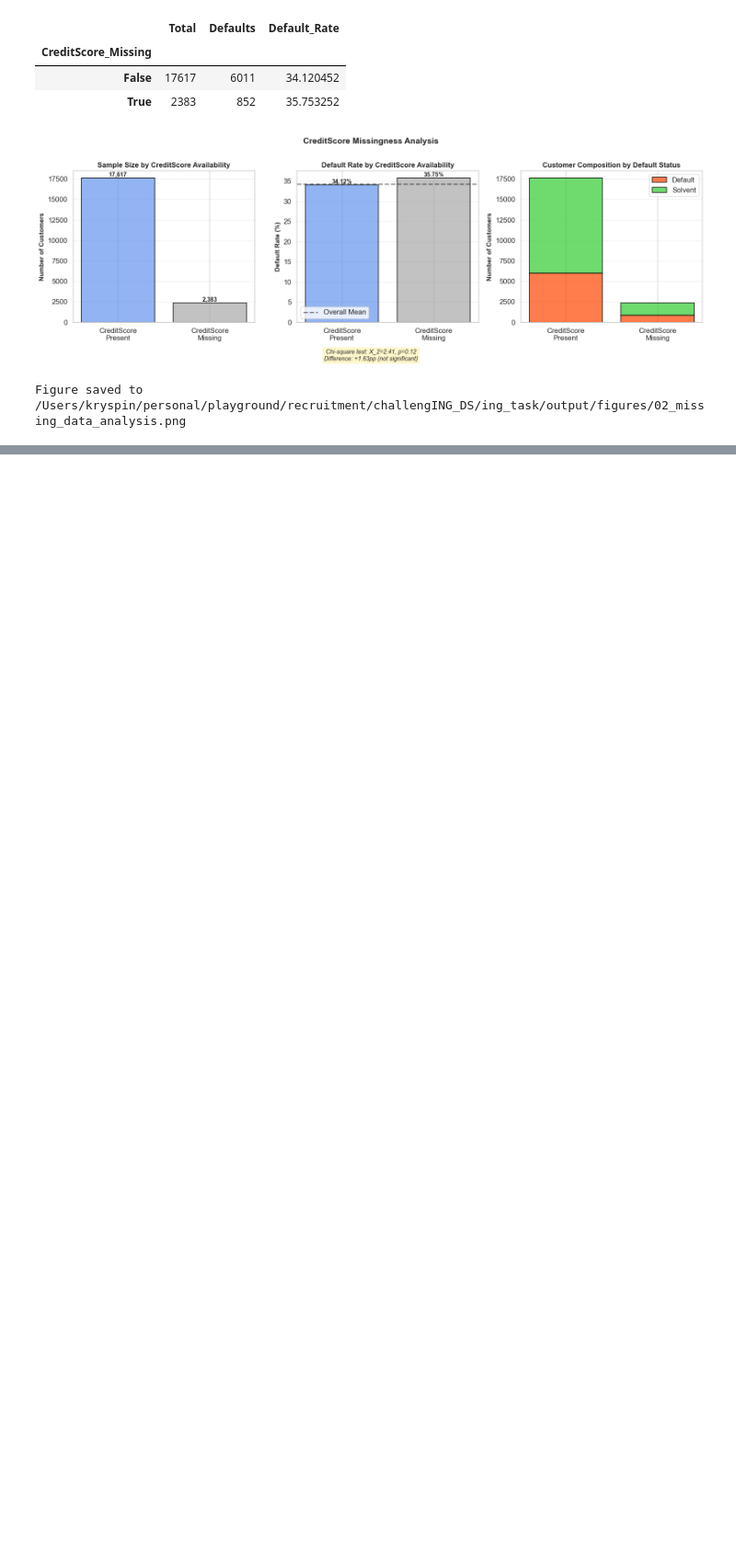
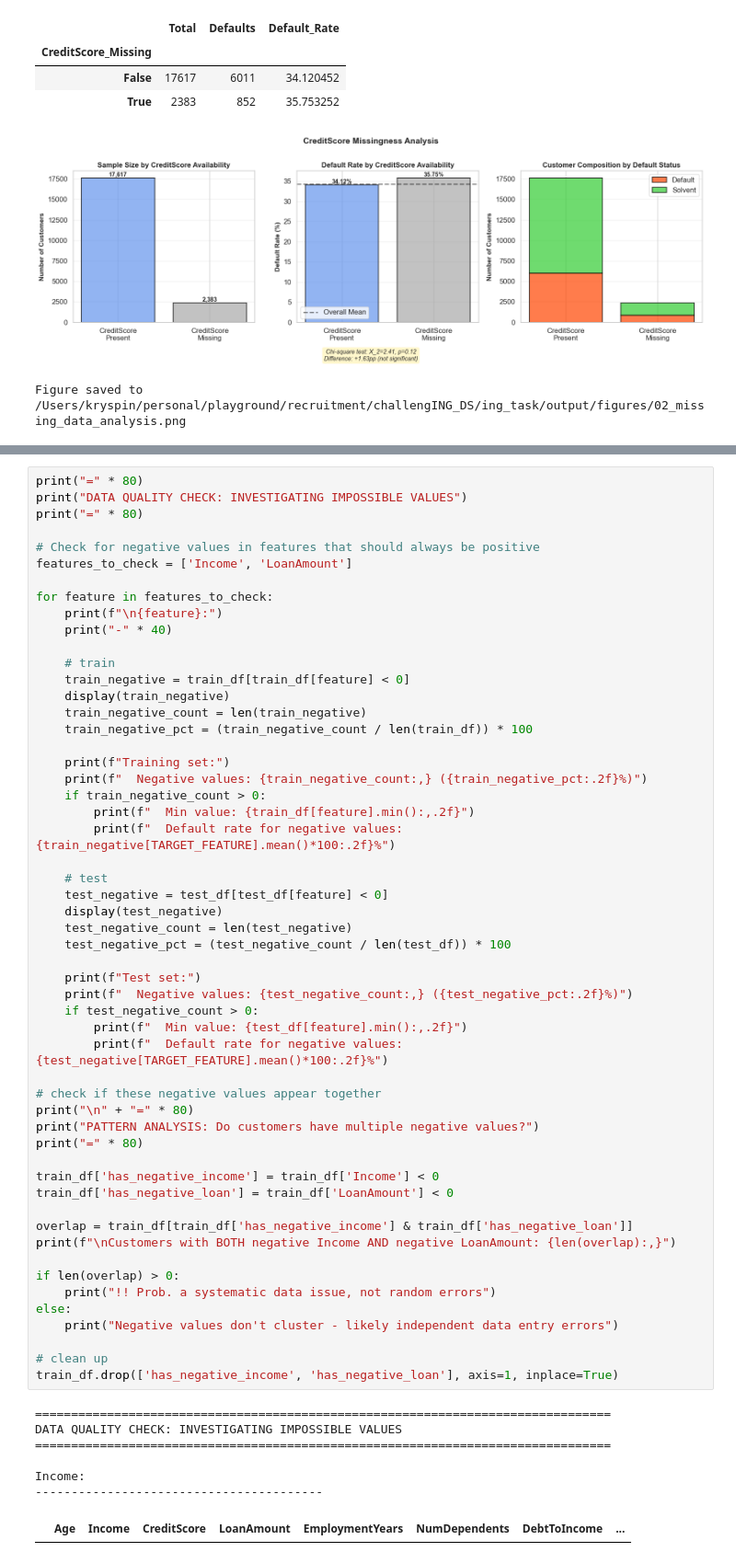
Before and after one commit to expigo/challenging_ds, a Jupyter notebook: notebooks/01_eda.ipynb, the cells around one changed output, grey strips where cells are left out. Shown at 92% size. Cells and saved outputs as stored; diff of their text form; blank space fills up the shorter version.

```diff
--- a/notebooks/01_eda.ipynb
+++ b/notebooks/01_eda.ipynb
@@ -513,0 +578,62 @@ Figure saved to /Users/kryspin/personal/playground/recruitment/challengING_DS/in
+# %%
+print("=" * 80)
+print("DATA QUALITY CHECK: INVESTIGATING IMPOSSIBLE VALUES")
+print("=" * 80)
+
+# Check for negative values in features that should always be positive
+features_to_check = ['Income', 'LoanAmount']
+
+for feature in features_to_check:
+    print(f"\n{feature}:")
+    print("-" * 40)
+
+    # train
+    train_negative = train_df[train_df[feature] < 0]
+    display(train_negative)
+    train_negative_count = len(train_negative)
+    train_negative_pct = (train_negative_count / len(train_df)) * 100
+
+    print(f"Training set:")
+    print(f"  Negative values: {train_negative_count:,} ({train_negative_pct:.2f}%)")
+    if train_negative_count > 0:
+        print(f"  Min value: {train_df[feature].min():,.2f}")
+        print(f"  Default rate for negative values: {train_negative[TARGET_FEATURE].mean()*100:.2f}%")
+
+    # test
+    test_negative = test_df[test_df[feature] < 0]
+    display(test_negative)
+    test_negative_count = len(test_negative)
+    test_negative_pct = (test_negative_count / len(test_df)) * 100
+
+    print(f"Test set:")
+    print(f"  Negative values: {test_negative_count:,} ({test_negative_pct:.2f}%)")
+    if test_negative_count > 0:
+        print(f"  Min value: {test_df[feature].min():,.2f}")
+        print(f"  Default rate for negative values: {test_negative[TARGET_FEATURE].mean()*100:.2f}%")
+
+# check if these negative values appear together
+print("\n" + "=" * 80)
+print("PATTERN ANALYSIS: Do customers have multiple negative values?")
+print("=" * 80)
+
+train_df['has_negative_income'] = train_df['Income'] < 0
+train_df['has_negative_loan'] = train_df['LoanAmount'] < 0
+
+overlap = train_df[train_df['has_negative_income'] & train_df['has_negative_loan']]
+print(f"\nCustomers with BOTH negative Income AND negative LoanAmount: {len(overlap):,}")
+
+if len(overlap) > 0:
+    print("!! Prob. a systematic data issue, not random errors")
+else:
+    print("Negative values don't cluster - likely independent data entry errors")
+
+# clean up
+train_df.drop(['has_negative_income', 'has_negative_loan'], axis=1, inplace=True)
+# %% [output]
+================================================================================
+DATA QUALITY CHECK: INVESTIGATING IMPOSSIBLE VALUES
+================================================================================
+
+Income:
+----------------------------------------
+|  | Age | Income | CreditScore | LoanAmount | EmploymentYears | NumDependents | DebtToIncome | ... |
```
Also changed, not shown: parts of 5 cells of this notebook.
